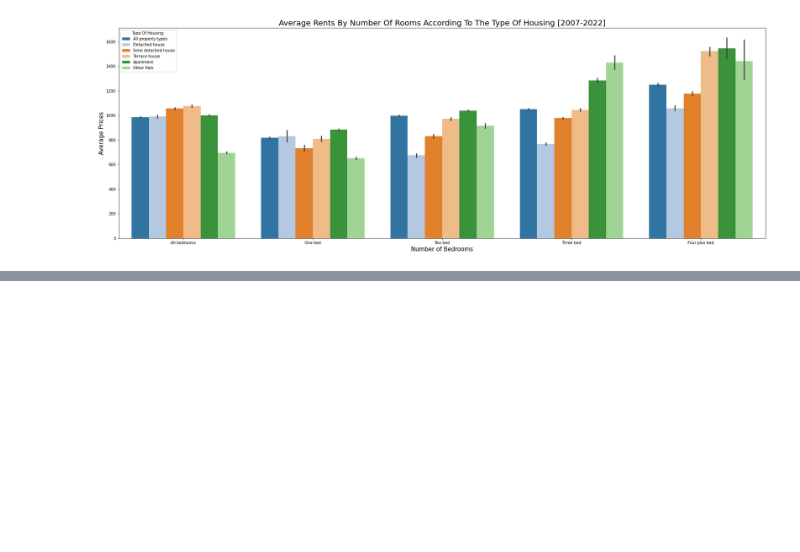
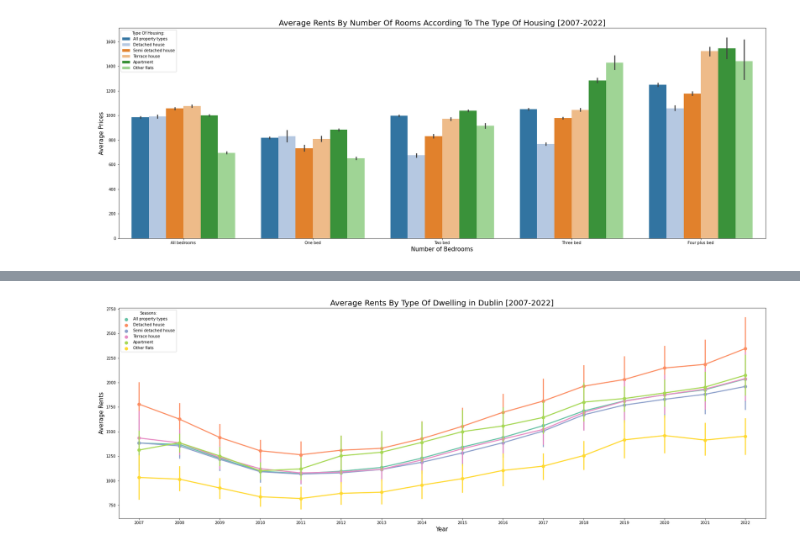
Before and after one commit to FabyBarrios/python, a Jupyter notebook: Statistics/Rents_Ireland.ipynb, the cells around one changed output, grey strips where cells are left out. Cells and saved outputs as stored; diff of their text form; code cells hidden in the pictures; blank space fills up the shorter version.

Commit message:
Dublin

```diff
--- a/Statistics/Rents_Ireland.ipynb
+++ b/Statistics/Rents_Ireland.ipynb
@@ -368,0 +417,5 @@ plt.savefig('barplot2.png', dpi=300, bbox_inches='tight');
+# %%
+#We sort the values from the smallest to the largest
+
+df2.sort_values(['Year', 'VALUE'], ascending = True, axis = 0, inplace = True)
+df2.head(20)
@@ -368,0 +444,5 @@ plt.savefig('barplot2.png', dpi=300, bbox_inches='tight');
+# %%
+#We sort the values from the largest to the smallest
+
+df2.sort_values(['Year', 'VALUE'], ascending = False, axis = 0, inplace = True)
+df2.head(20)
@@ -368,0 +474,2 @@ plt.savefig('barplot2.png', dpi=300, bbox_inches='tight');
+# %%
+df_Dublin=df2[df2["Location"]=='Dublin']
@@ -368,0 +492,16 @@ plt.savefig('barplot2.png', dpi=300, bbox_inches='tight');
+# %%
+#Time series of average rents by type of dwelling in Dublin from 2007 to 2022
+
+fig, ax = plt.subplots(figsize=(30, 10))
+sns.pointplot(x='Year', y='VALUE', hue='Property Type', data=df_Dublin, palette='Set2')
+
+plt.title('Average Rents By Type Of Dwelling in Dublin [2007-2022]', fontsize =20)
+plt.ylabel("Average Rents", fontsize =15)
+plt.xlabel('Year', fontsize =15)
+
+
+plt.legend(title = "Seasons:", loc='upper left', fontsize=10)
+
+plt.savefig('pointplot.png', dpi=300, bbox_inches='tight');
+# %% [output]
+[figure, added]
```
Also changed, not shown: parts of 10 cells of this notebook.
